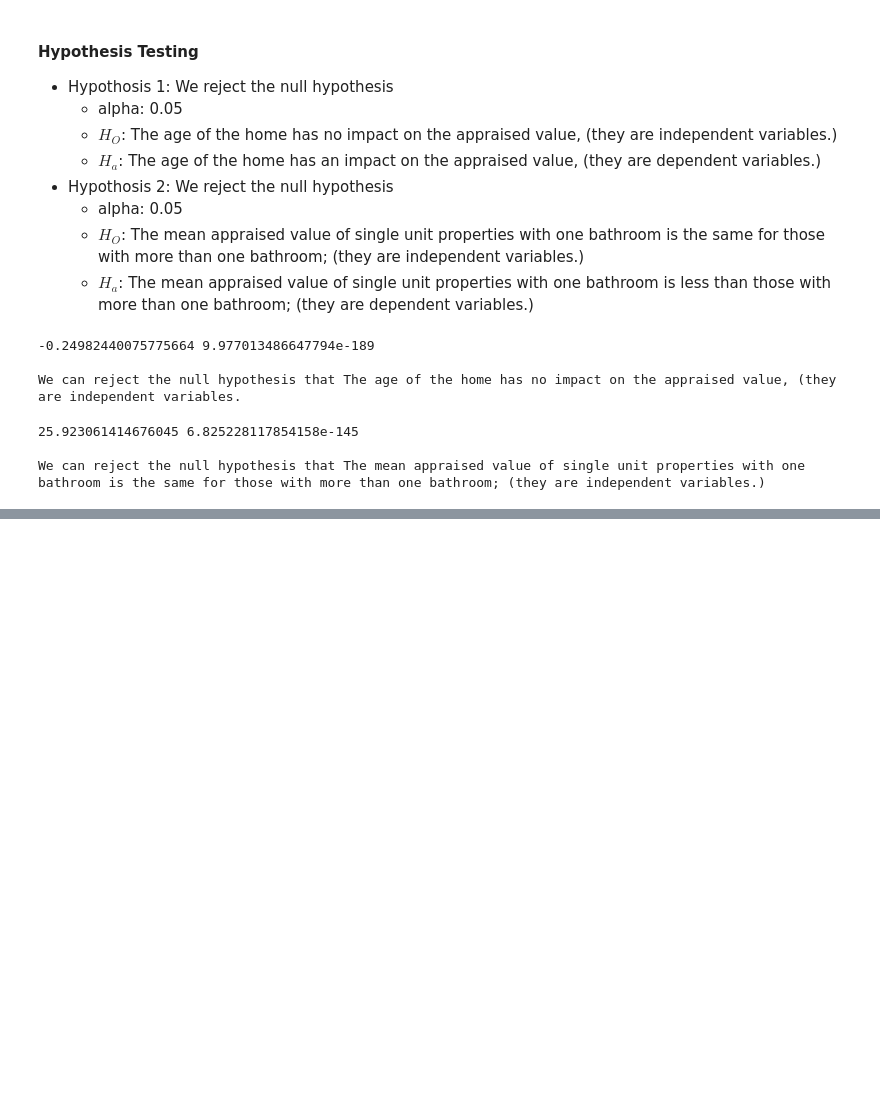
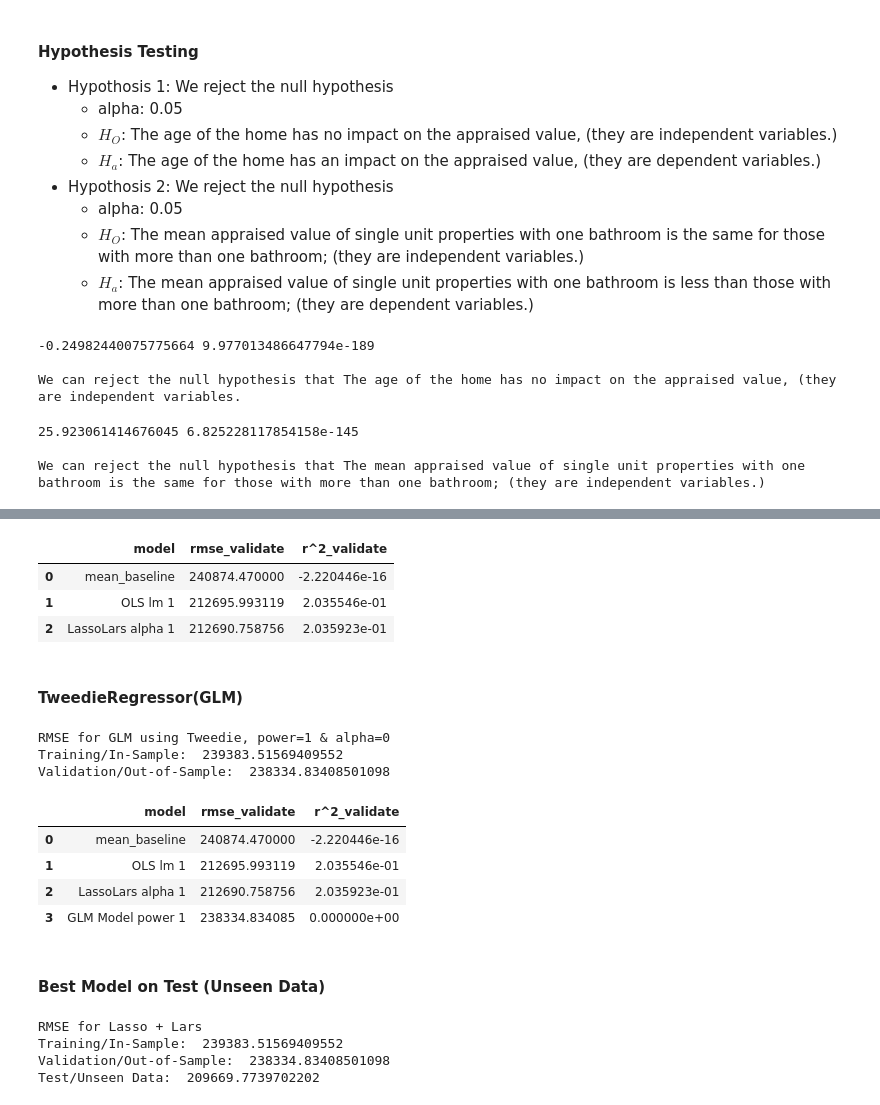
Before and after one commit to Tyler-Applegate/zillow-regression-project, a Jupyter notebook: final_report.ipynb, the cells around one changed output, grey strips where cells are left out. Drawn from its saved outputs; the diff is of its cells as text; code cells hidden in the pictures; blank space fills up the shorter version.

```diff
--- a/final_report.ipynb
+++ b/final_report.ipynb
@@ -216,0 +347,74 @@ We can reject the null hypothesis that The mean appraised value of single unit p
+# %%
+metric_df = metric_df.append(
+    {
+    'model': 'LassoLars alpha 1',
+    'rmse_validate': rmse_validate,
+    'r^2_validate': explained_variance_score(y_validate['appraised_value'], y_validate['av_pred_lars'])}, ignore_index=True)
+metric_df
+# %% [output]
+|  | model | rmse_validate | r^2_validate |
+| 0 | mean_baseline | 240874.470000 | -2.220446e-16 |
+| 1 | OLS lm 1 | 212695.993119 | 2.035546e-01 |
+| 2 | LassoLars alpha 1 | 212690.758756 | 2.035923e-01 |
+# %% [markdown]
+#### TweedieRegressor(GLM)
+# %%
+
+# create the model object
+glm = TweedieRegressor(power=1, alpha=0)
+
+# fit the model to our training data. We must specify the column in y_train,
+# since we have converted it to a dataframe from a series!
+
+glm.fit(X_train, y_train['appraised_value'])
+
+# predict train
+y_train['av_pred_glm'] = glm.predict(X_train)
+
+# evaluate: rmse
+rmse_train = mean_squared_error(y_train['appraised_value'], y_train['av_pred_glm']) ** 0.5
+
+
+# predict validate
+y_validate['av_pred_glm'] = glm.predict(X_validate)
+
+# evaluate: rmse
+rmse_validate = mean_squared_error(y_validate['appraised_value'], y_validate['av_pred_glm']) ** 0.5
+
+
+print("RMSE for GLM using Tweedie, power=1 & alpha=0\nTraining/In-Sample: ", rmse_train,
+      "\nValidation/Out-of-Sample: ", rmse_validate)
+# %% [output]
+RMSE for GLM using Tweedie, power=1 & alpha=0
+Training/In-Sample:  239383.51569409552
+Validation/Out-of-Sample:  238334.83408501098
+# %%
+metric_df = metric_df.append(
+    {
+    'model': 'GLM Model power 1',
+    'rmse_validate': rmse_validate,
+    'r^2_validate': explained_variance_score(y_validate['appraised_value'], y_validate['av_pred_glm'])}, ignore_index=True)
+metric_df
+# %% [output]
+|  | model | rmse_validate | r^2_validate |
+| 0 | mean_baseline | 240874.470000 | -2.220446e-16 |
+| 1 | OLS lm 1 | 212695.993119 | 2.035546e-01 |
+| 2 | LassoLars alpha 1 | 212690.758756 | 2.035923e-01 |
+| 3 | GLM Model power 1 | 238334.834085 | 0.000000e+00 |
+# %% [markdown]
+#### Best Model on Test (Unseen Data)
+# %%
+# predict test
+y_test['av_pred_lars'] = lars.predict(X_test)
+
+# evaluate: test
+rmse_test = mean_squared_error(y_test['appraised_value'], y_test['av_pred_lars']) ** 0.5
+
+print("RMSE for Lasso + Lars\nTraining/In-Sample: ", rmse_train,
+      "\nValidation/Out-of-Sample: ", rmse_validate,
+     "\nTest/Unseen Data: ", rmse_test)
+# %% [output]
+RMSE for Lasso + Lars
+Training/In-Sample:  239383.51569409552
+Validation/Out-of-Sample:  238334.83408501098
+Test/Unseen Data:  209669.7739702202
```
Also changed, not shown: parts of 14 cells of this notebook, 4 other files.
